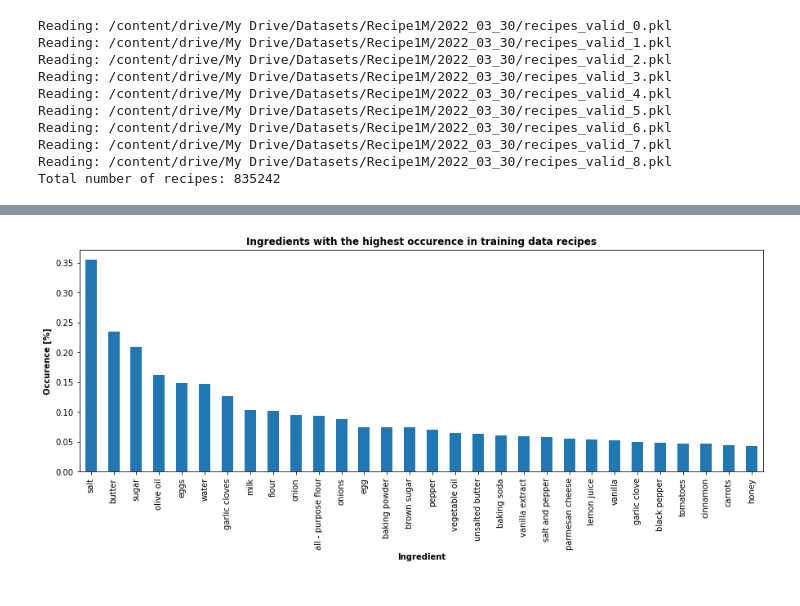
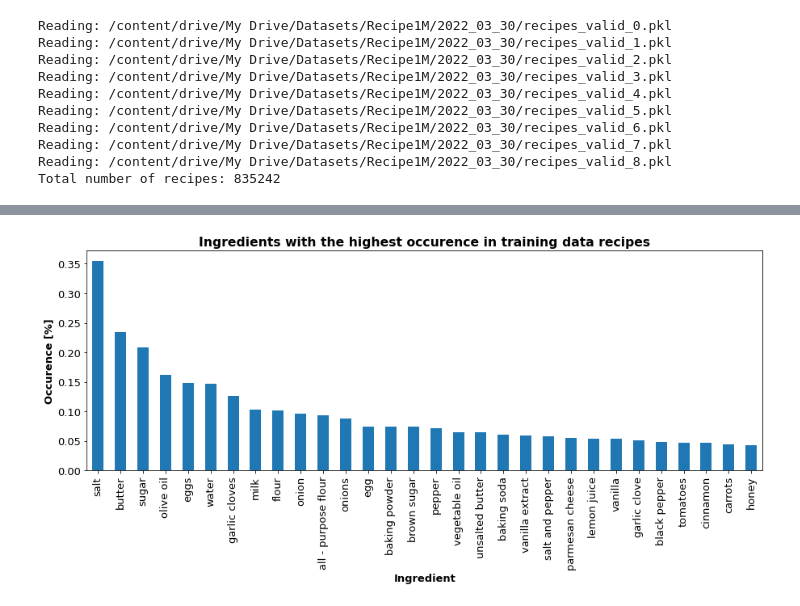
Before and after one commit to mscholl96/mad-recime, a Jupyter notebook: data/recipe1M/parser/evaluation.ipynb, the cells around one changed output, grey strips where cells are left out. Saved outputs shown, nothing was run; the diff lists cells and outputs as text; code cells hidden in the pictures.

```diff
--- a/data/recipe1M/parser/evaluation.ipynb
+++ b/data/recipe1M/parser/evaluation.ipynb
@@ -51,6 +51,8 @@ unique_ingredients = data.ingredient.value_counts()[0:30]
 unique_ingredients_norm = unique_ingredients / len(recipes)
 # %%
 import matplotlib.pyplot as plt
+import matplotlib
+matplotlib.rcParams.update({'font.size': 13})
 plot = unique_units.plot.bar(figsize=(15,5), align='center')
 plot.set_xlabel('Unit', fontdict=dict(weight='bold'))
 plot.set_ylabel('Occurence', fontdict=dict(weight='bold'))
@@ -62,5 +64,7 @@ plt.show()
 # %%
 import matplotlib.pyplot as plt
+import matplotlib
+matplotlib.rcParams.update({'font.size': 13})
 plot = unique_units_norm.plot.bar(figsize=(15,5), align='center')
 plot.set_xlabel('Unit', fontdict=dict(weight='bold'))
 plot.set_ylabel('Occurence [%]', fontdict=dict(weight='bold'))
@@ -72,10 +76,12 @@ plt.show()
 # %%
 import matplotlib.pyplot as plt
+import matplotlib
+matplotlib.rcParams.update({'font.size': 13})
 plot = unique_ingredients_norm.plot.bar(figsize=(15,5), align='center')
 plot.set_xlabel('Ingredient', fontdict=dict(weight='bold'))
 plot.set_ylabel('Occurence [%]', fontdict=dict(weight='bold'))
 plot.set_title('Ingredients with the highest occurence in training data recipes', fontdict=dict(weight='bold'))
 plt.savefig(f'{FILE_DIR}ingredients.png', bbox_inches='tight', dpi=200)
 plt.show()
 # %% [output]
-[figure, old version]
+[figure, new version]
```
Also changed, not shown: parts of 2 cells of this notebook.
